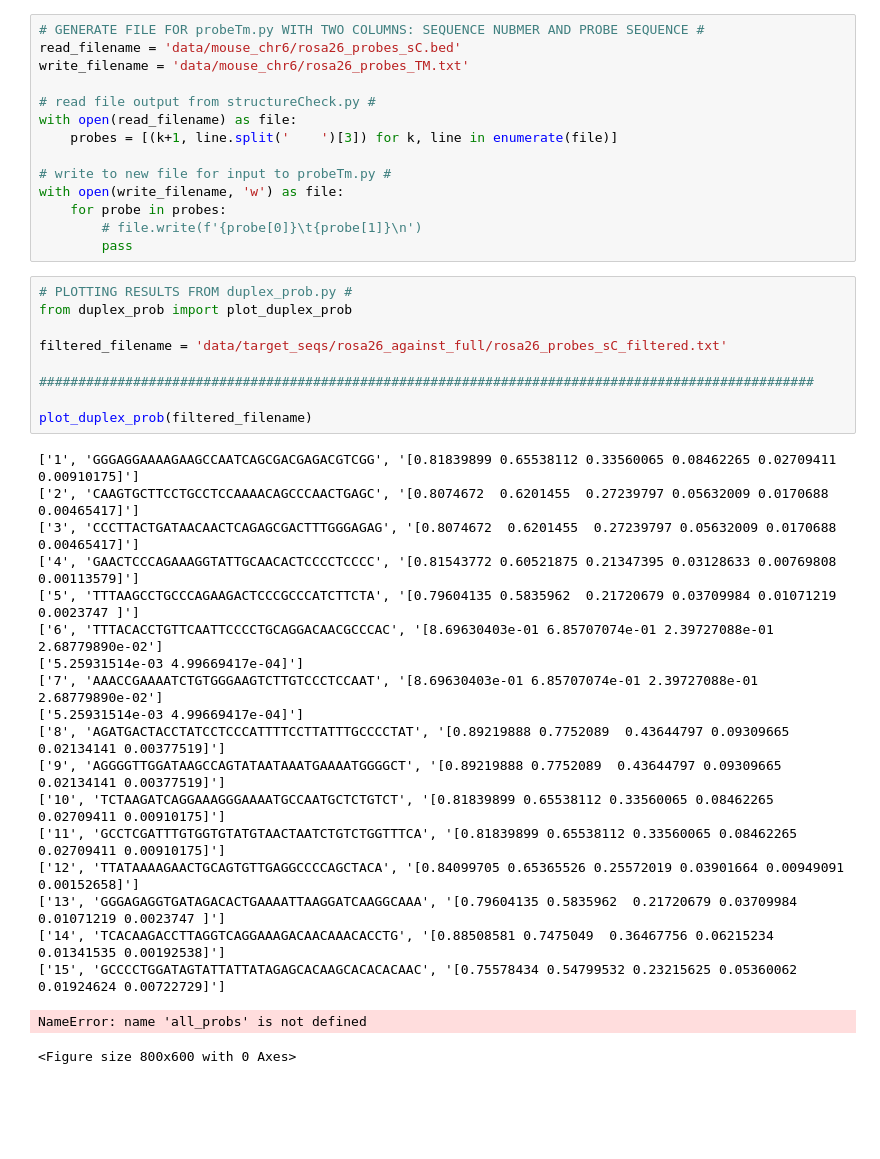
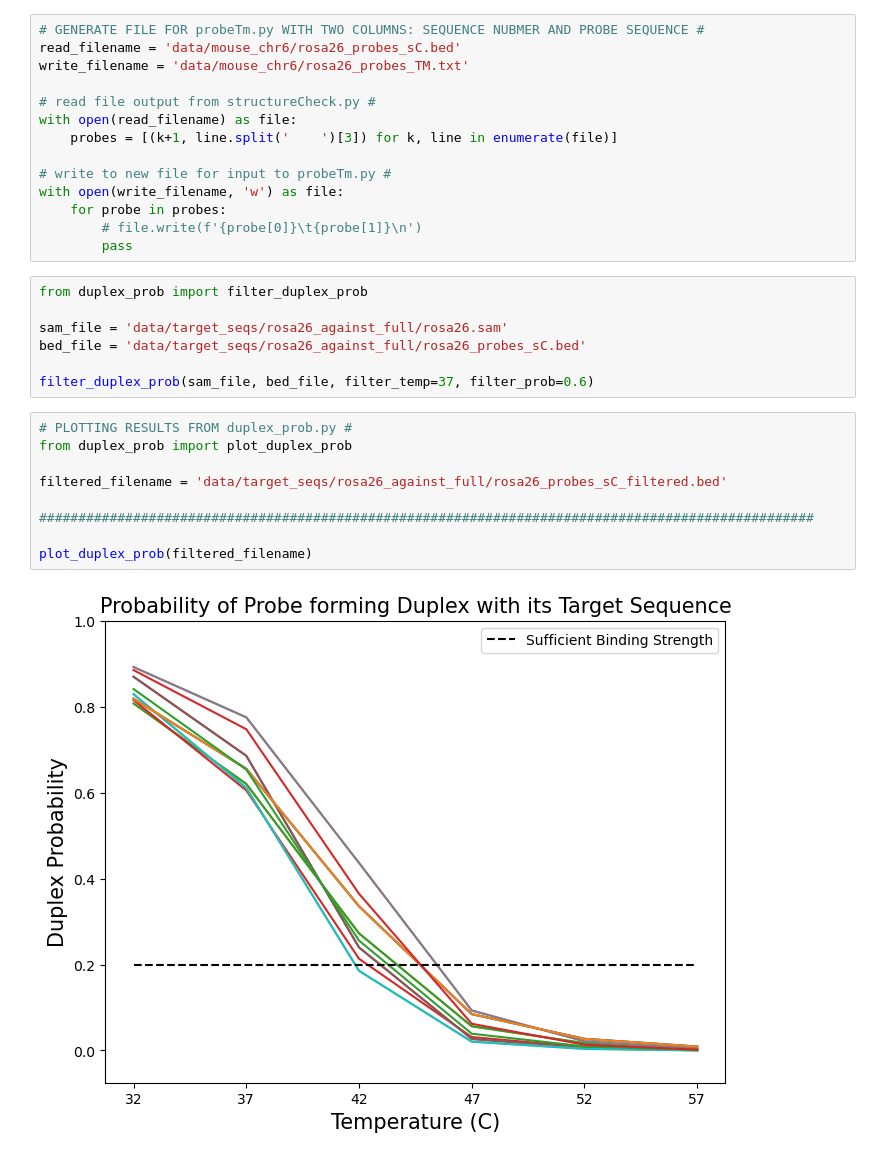
Before and after one commit to summat1/DNA-Probe-Designer, a Jupyter notebook: dev.ipynb, the cells around one changed output. Cells and saved outputs as stored; diff of their text form; blank space fills up the shorter version.

Commit message:
duplex_prob plotting working with filtering

```diff
--- a/dev.ipynb
+++ b/dev.ipynb
@@ -12,32 +12,21 @@ with open(write_filename, 'w') as file:
     for probe in probes:
         # file.write(f'{probe[0]}\t{probe[1]}\n')
         pass
+# %%
+from duplex_prob import filter_duplex_prob
+
+sam_file = 'data/target_seqs/rosa26_against_full/rosa26.sam'
+bed_file = 'data/target_seqs/rosa26_against_full/rosa26_probes_sC.bed'
+
+filter_duplex_prob(sam_file, bed_file, filter_temp=37, filter_prob=0.6)
 # %%
 # PLOTTING RESULTS FROM duplex_prob.py #
 from duplex_prob import plot_duplex_prob
 
-filtered_filename = 'data/target_seqs/rosa26_against_full/rosa26_probes_sC_filtered.txt'
+filtered_filename = 'data/target_seqs/rosa26_against_full/rosa26_probes_sC_filtered.bed'
 
 ###################################################################################################
 
 plot_duplex_prob(filtered_filename)
 # %% [output]
-['1', 'GGGAGGAAAAGAAGCCAATCAGCGACGAGACGTCGG', '[0.81839899 0.65538112 0.33560065 0.08462265 0.02709411 0.00910175]']
-['2', 'CAAGTGCTTCCTGCCTCCAAAACAGCCCAACTGAGC', '[0.8074672  0.6201455  0.27239797 0.05632009 0.0170688  0.00465417]']
-['3', 'CCCTTACTGATAACAACTCAGAGCGACTTTGGGAGAG', '[0.8074672  0.6201455  0.27239797 0.05632009 0.0170688  0.00465417]']
-['4', 'GAACTCCCAGAAAGGTATTGCAACACTCCCCTCCCC', '[0.81543772 0.60521875 0.21347395 0.03128633 0.00769808 0.00113579]']
-['5', 'TTTAAGCCTGCCCAGAAGACTCCCGCCCATCTTCTA', '[0.79604135 0.5835962  0.21720679 0.03709984 0.01071219 0.0023747 ]']
-['6', 'TTTACACCTGTTCAATTCCCCTGCAGGACAACGCCCAC', '[8.69630403e-01 6.85707074e-01 2.39727088e-01 2.68779890e-02']
-['5.25931514e-03 4.99669417e-04]']
-['7', 'AAACCGAAAATCTGTGGGAAGTCTTGTCCCTCCAAT', '[8.69630403e-01 6.85707074e-01 2.39727088e-01 2.68779890e-02']
-['5.25931514e-03 4.99669417e-04]']
-['8', 'AGATGACTACCTATCCTCCCATTTTCCTTATTTGCCCCTAT', '[0.89219888 0.7752089  0.43644797 0.09309665 0.02134141 0.00377519]']
-['9', 'AGGGGTTGGATAAGCCAGTATAATAAATGAAAATGGGGCT', '[0.89219888 0.7752089  0.43644797 0.09309665 0.02134141 0.00377519]']
-['10', 'TCTAAGATCAGGAAAGGGAAAATGCCAATGCTCTGTCT', '[0.81839899 0.65538112 0.33560065 0.08462265 0.02709411 0.00910175]']
-['11', 'GCCTCGATTTGTGGTGTATGTAACTAATCTGTCTGGTTTCA', '[0.81839899 0.65538112 0.33560065 0.08462265 0.02709411 0.00910175]']
-['12', 'TTATAAAAGAACTGCAGTGTTGAGGCCCCAGCTACA', '[0.84099705 0.65365526 0.25572019 0.03901664 0.00949091 0.00152658]']
-['13', 'GGGAGAGGTGATAGACACTGAAAATTAAGGATCAAGGCAAA', '[0.79604135 0.5835962  0.21720679 0.03709984 0.01071219 0.0023747 ]']
-['14', 'TCACAAGACCTTAGGTCAGGAAAGACAACAAACACCTG', '[0.88508581 0.7475049  0.36467756 0.06215234 0.01341535 0.00192538]']
-['15', 'GCCCCTGGATAGTATTATTATAGAGCACAAGCACACACAAC', '[0.75578434 0.54799532 0.23215625 0.05360062 0.01924624 0.00722729]']
-NameError: name 'all_probs' is not defined
-<Figure size 800x600 with 0 Axes>
+[figure, added]
```
Also changed, not shown: parts of 1 cell of this notebook, 2 other files.
